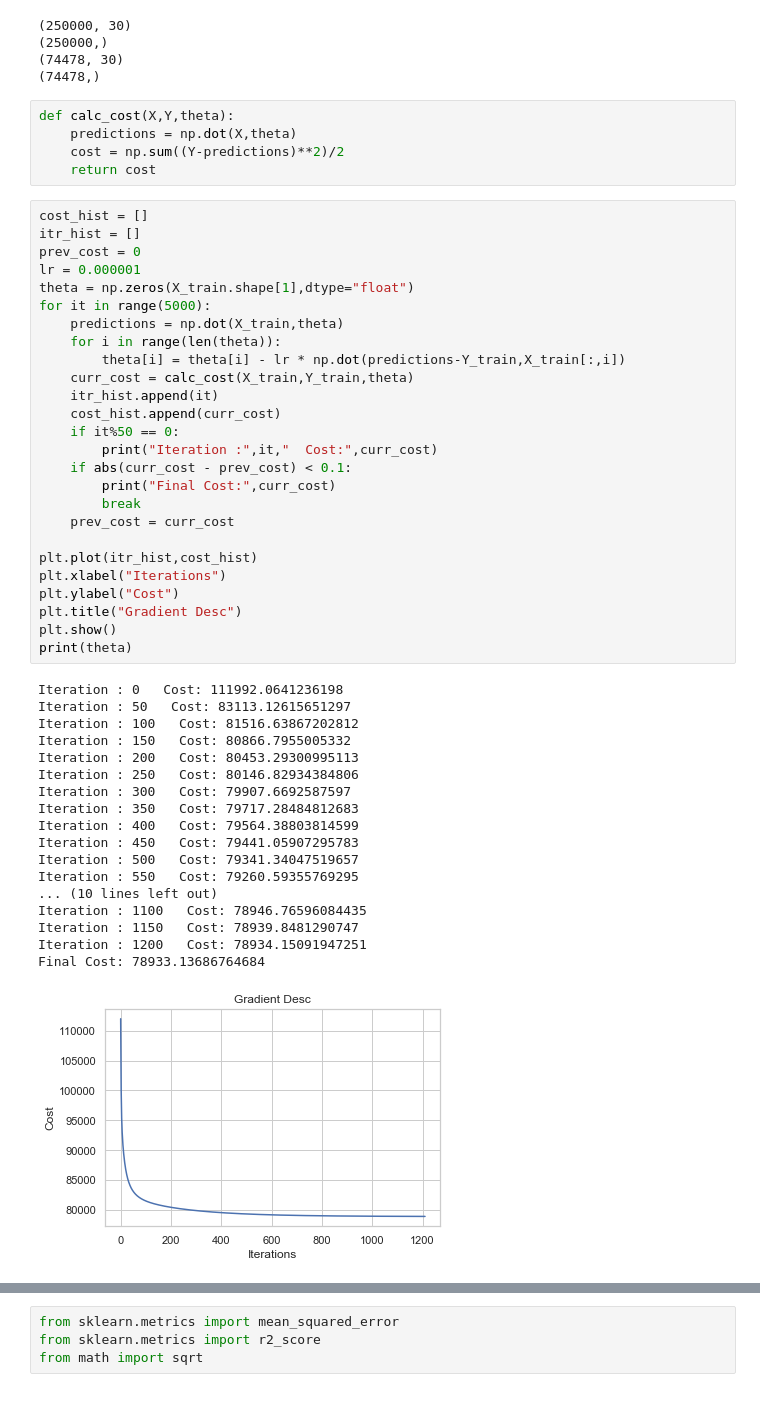
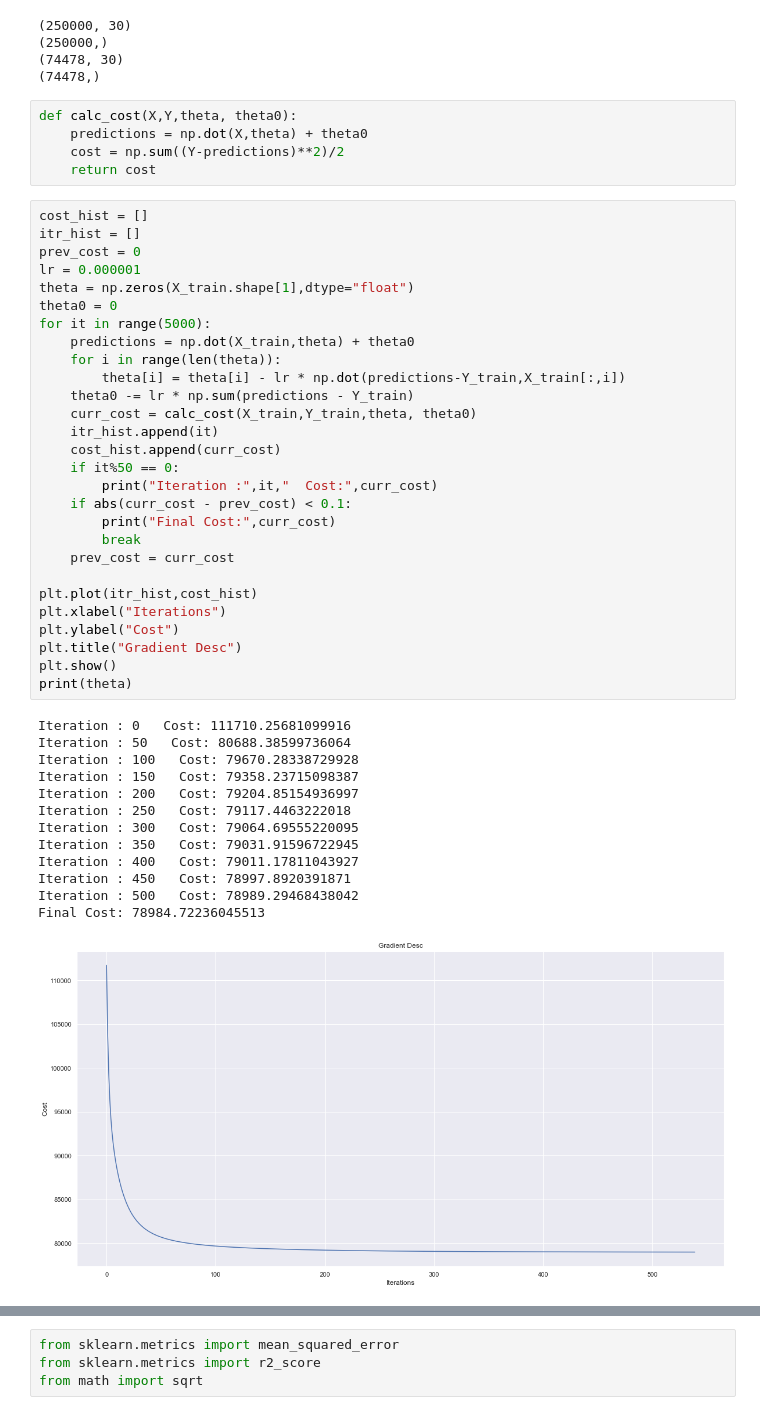
Before and after one commit to pyt243/DM-Project-MyCallSpeed, a Jupyter notebook: code/ISP Recommender and Analyser System.ipynb, the cells around one changed output, grey strips where cells are left out. Saved outputs shown, nothing was run; the diff lists cells and outputs as text.

```diff
--- a/code/ISP Recommender and Analyser System.ipynb
+++ b/code/ISP Recommender and Analyser System.ipynb
@@ -758,52 +758,49 @@ print(Y_test.shape)
 (74478, 30)
 (74478,)
 # %%
-def calc_cost(X,Y,theta):
-    predictions = np.dot(X,theta)
+def calc_cost(X,Y,theta, theta0):
+    predictions = np.dot(X,theta) + theta0
     cost = np.sum((Y-predictions)**2)/2
     return cost
 # %%
 cost_hist = []
 itr_hist = []
 prev_cost = 0
 lr = 0.000001
 theta = np.zeros(X_train.shape[1],dtype="float")
+theta0 = 0
 for it in range(5000):
-    predictions = np.dot(X_train,theta)
+    predictions = np.dot(X_train,theta) + theta0
     for i in range(len(theta)):
         theta[i] = theta[i] - lr * np.dot(predictions-Y_train,X_train[:,i])
-    curr_cost = calc_cost(X_train,Y_train,theta)
+    theta0 -= lr * np.sum(predictions - Y_train)
+    curr_cost = calc_cost(X_train,Y_train,theta, theta0)
     itr_hist.append(it)
     cost_hist.append(curr_cost)
     if it%50 == 0:
         print("Iteration :",it,"  Cost:",curr_cost)
     if abs(curr_cost - prev_cost) < 0.1:
         print("Final Cost:",curr_cost)
         break
     prev_cost = curr_cost
 
 plt.plot(itr_hist,cost_hist)
 plt.xlabel("Iterations")
 plt.ylabel("Cost")
 plt.title("Gradient Desc")
 plt.show()
 print(theta)
 # %% [output]
-Iteration : 0   Cost: 111992.0641236198
-Iteration : 50   Cost: 83113.12615651297
-Iteration : 100   Cost: 81516.63867202812
-Iteration : 150   Cost: 80866.7955005332
-Iteration : 200   Cost: 80453.29300995113
-Iteration : 250   Cost: 80146.82934384806
-Iteration : 300   Cost: 79907.6692587597
-Iteration : 350   Cost: 79717.28484812683
-Iteration : 400   Cost: 79564.38803814599
-Iteration : 450   Cost: 79441.05907295783
-Iteration : 500   Cost: 79341.34047519657
-Iteration : 550   Cost: 79260.59355769295
-... (10 lines left out)
-Iteration : 1100   Cost: 78946.76596084435
-Iteration : 1150   Cost: 78939.8481290747
-Iteration : 1200   Cost: 78934.15091947251
-Final Cost: 78933.13686764684
+Iteration : 0   Cost: 111710.25681099916
+Iteration : 50   Cost: 80688.38599736064
+Iteration : 100   Cost: 79670.28338729928
+Iteration : 150   Cost: 79358.23715098387
+Iteration : 200   Cost: 79204.85154936997
+Iteration : 250   Cost: 79117.4463222018
+Iteration : 300   Cost: 79064.69555220095
+Iteration : 350   Cost: 79031.91596722945
+Iteration : 400   Cost: 79011.17811043927
+Iteration : 450   Cost: 78997.8920391871
+Iteration : 500   Cost: 78989.29468438042
+Final Cost: 78984.72236045513
-[figure, old version]
+[figure, new version]
```
Also changed, not shown: parts of 40 cells of this notebook, 23 other files.
